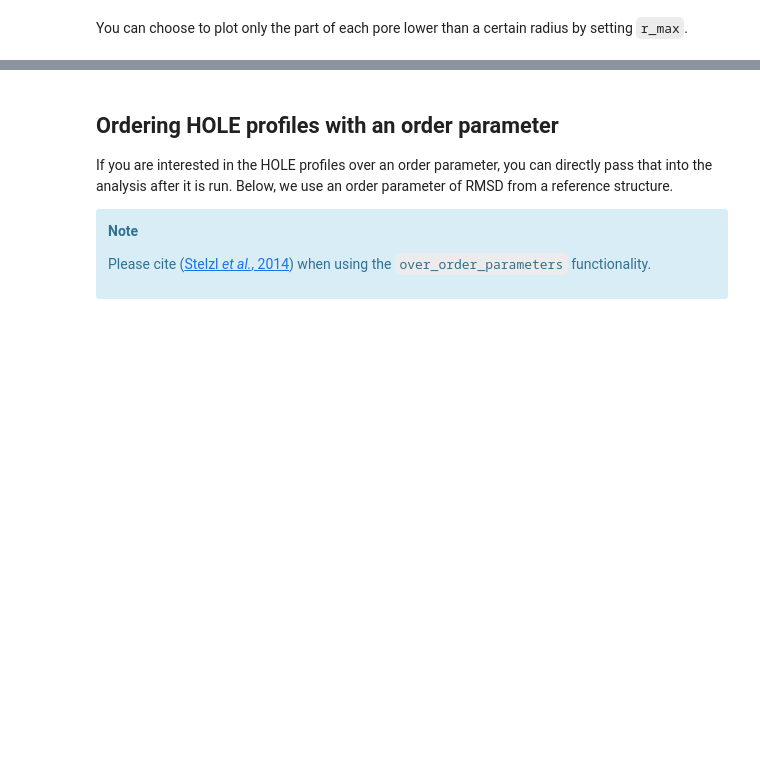
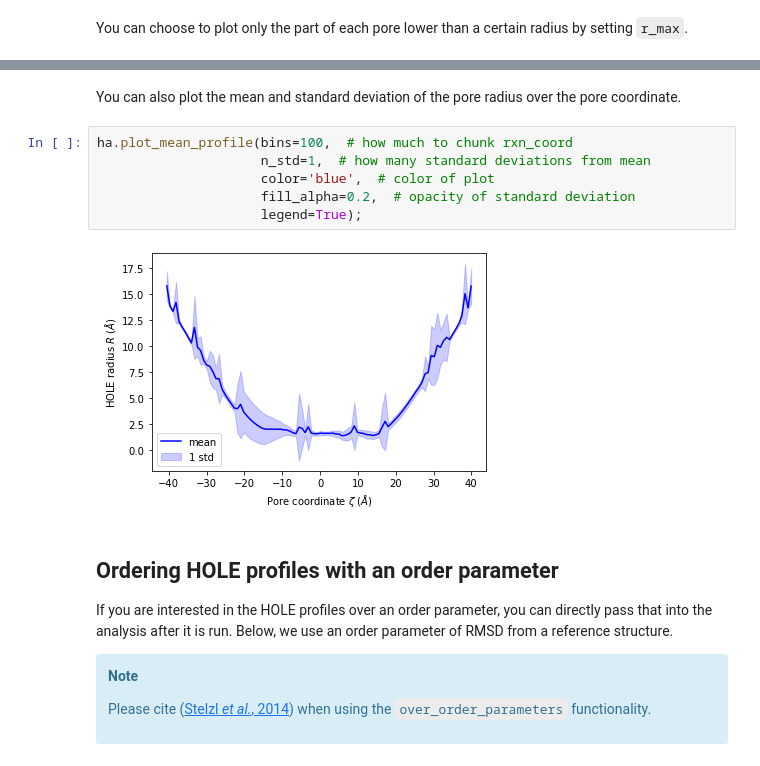
Before and after one commit to MDAnalysis/UserGuide, a Jupyter notebook: doc/source/examples/analysis/polymers_and_membranes/hole2.ipynb, the cells around one changed output, grey strips where cells are left out. Cells and saved outputs as stored; diff of their text form; blank space fills up the shorter version.

```diff
--- a/doc/source/examples/analysis/polymers_and_membranes/hole2.ipynb
+++ b/doc/source/examples/analysis/polymers_and_membranes/hole2.ipynb
@@ -195,3 +251,13 @@ ha.plot3D(r_max=2.5);
+# %% [markdown]
+You can also plot the mean and standard deviation of the pore radius over the pore coordinate.
+# %%
+ha.plot_mean_profile(bins=100,  # how much to chunk rxn_coord
+                     n_std=1,  # how many standard deviations from mean
+                     color='blue',  # color of plot
+                     fill_alpha=0.2,  # opacity of standard deviation
+                     legend=True);
+# %% [output]
+[figure, added]
 # %% [markdown]
 ## Ordering HOLE profiles with an order parameter
 
```
Also changed, not shown: parts of 31 cells of this notebook, 6 other files.
